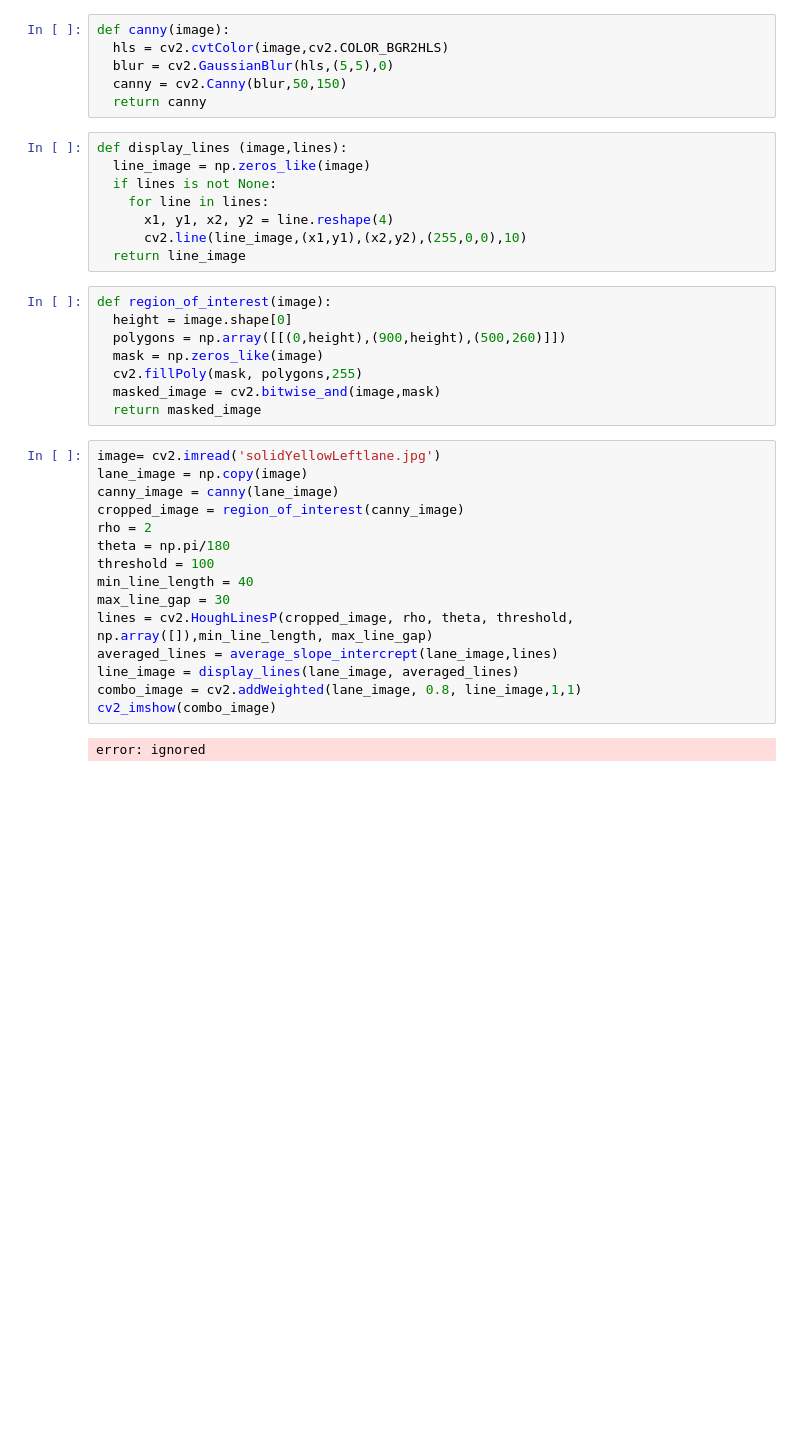
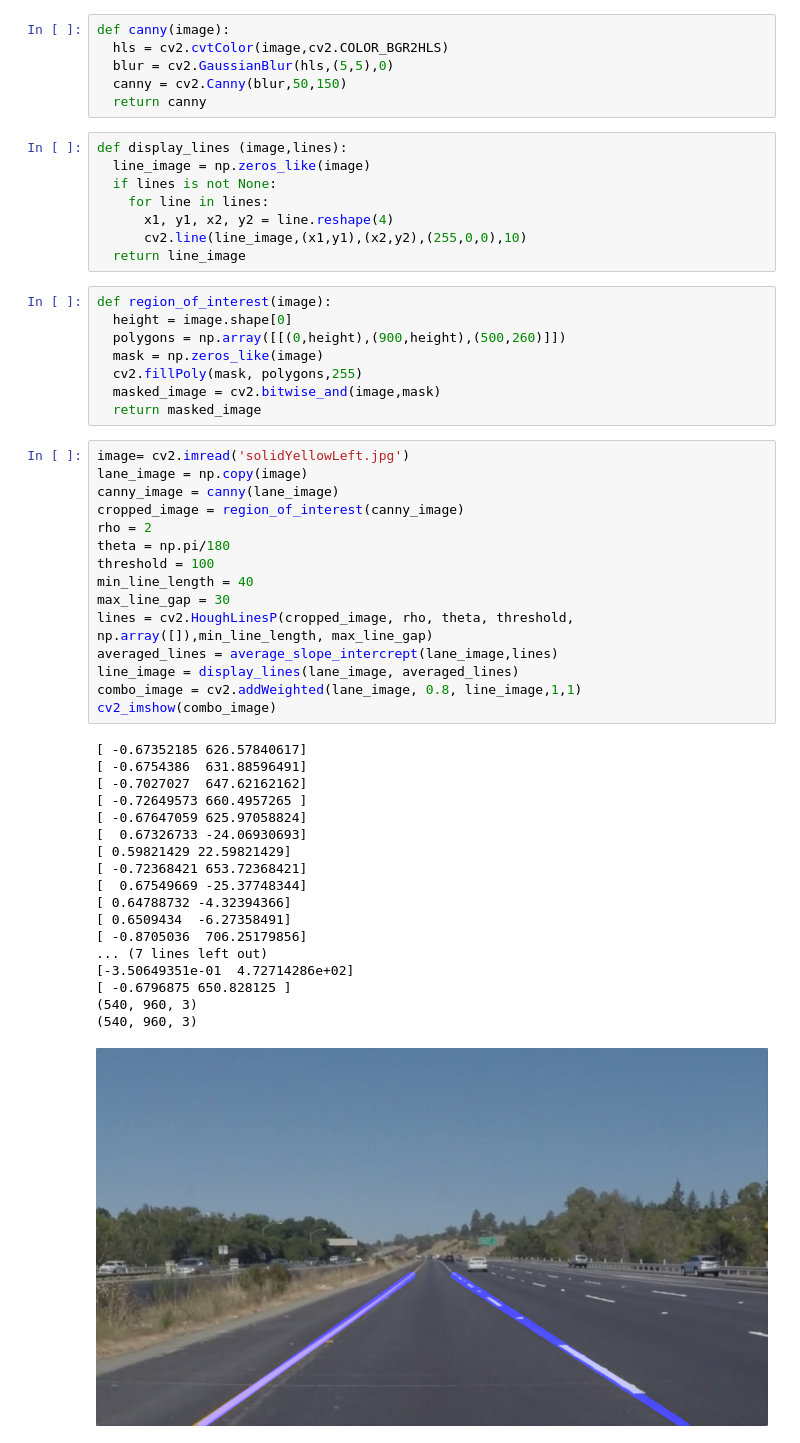
Before and after one commit to VinodhiniD-04/Lane-Line-Detection, a Jupyter notebook: lane_line_detection_mv.ipynb, the cells around one changed output. Cells and saved outputs as stored; diff of their text form; blank space fills up the shorter version.

```diff
--- a/lane_line_detection_mv.ipynb
+++ b/lane_line_detection_mv.ipynb
@@ -56,19 +61,36 @@ def region_of_interest(image):
   masked_image = cv2.bitwise_and(image,mask)
   return masked_image
 # %%
-image= cv2.imread('solidYellowLeftlane.jpg')
+image= cv2.imread('solidYellowLeft.jpg')
 lane_image = np.copy(image)
 canny_image = canny(lane_image)
 cropped_image = region_of_interest(canny_image)
 rho = 2
 theta = np.pi/180
 threshold = 100
 min_line_length = 40
 max_line_gap = 30
 lines = cv2.HoughLinesP(cropped_image, rho, theta, threshold, np.array([]),min_line_length, max_line_gap)
 averaged_lines = average_slope_intercrept(lane_image,lines)
 line_image = display_lines(lane_image, averaged_lines)
 combo_image = cv2.addWeighted(lane_image, 0.8, line_image,1,1)
 cv2_imshow(combo_image)
 # %% [output]
-error: ignored
+[ -0.67352185 626.57840617]
+[ -0.6754386  631.88596491]
+[ -0.7027027  647.62162162]
+[ -0.72649573 660.4957265 ]
+[ -0.67647059 625.97058824]
+[  0.67326733 -24.06930693]
+[ 0.59821429 22.59821429]
+[ -0.72368421 653.72368421]
+[  0.67549669 -25.37748344]
+[ 0.64788732 -4.32394366]
+[ 0.6509434  -6.27358491]
+[ -0.8705036  706.25179856]
+... (7 lines left out)
+[-3.50649351e-01  4.72714286e+02]
+[ -0.6796875 650.828125 ]
+(540, 960, 3)
+(540, 960, 3)
+[figure, added]
```
Also changed, not shown: parts of 1 cell of this notebook.
